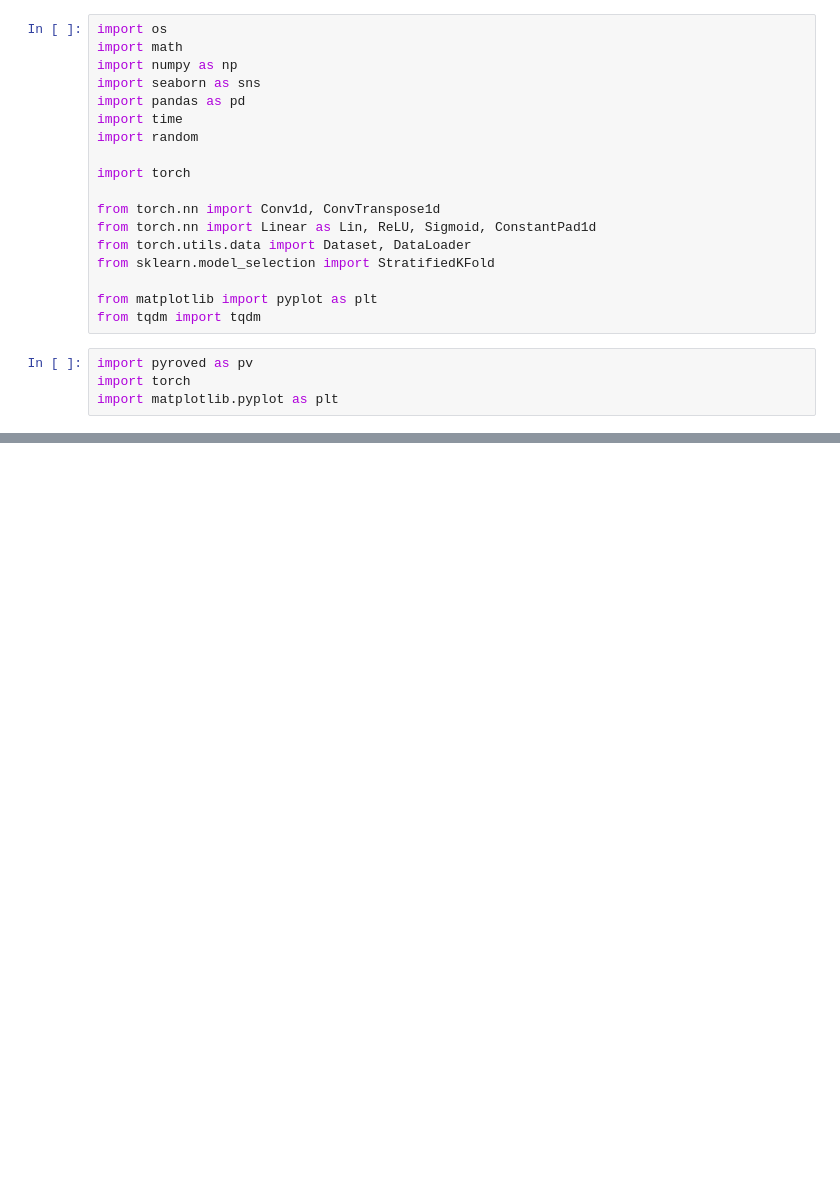
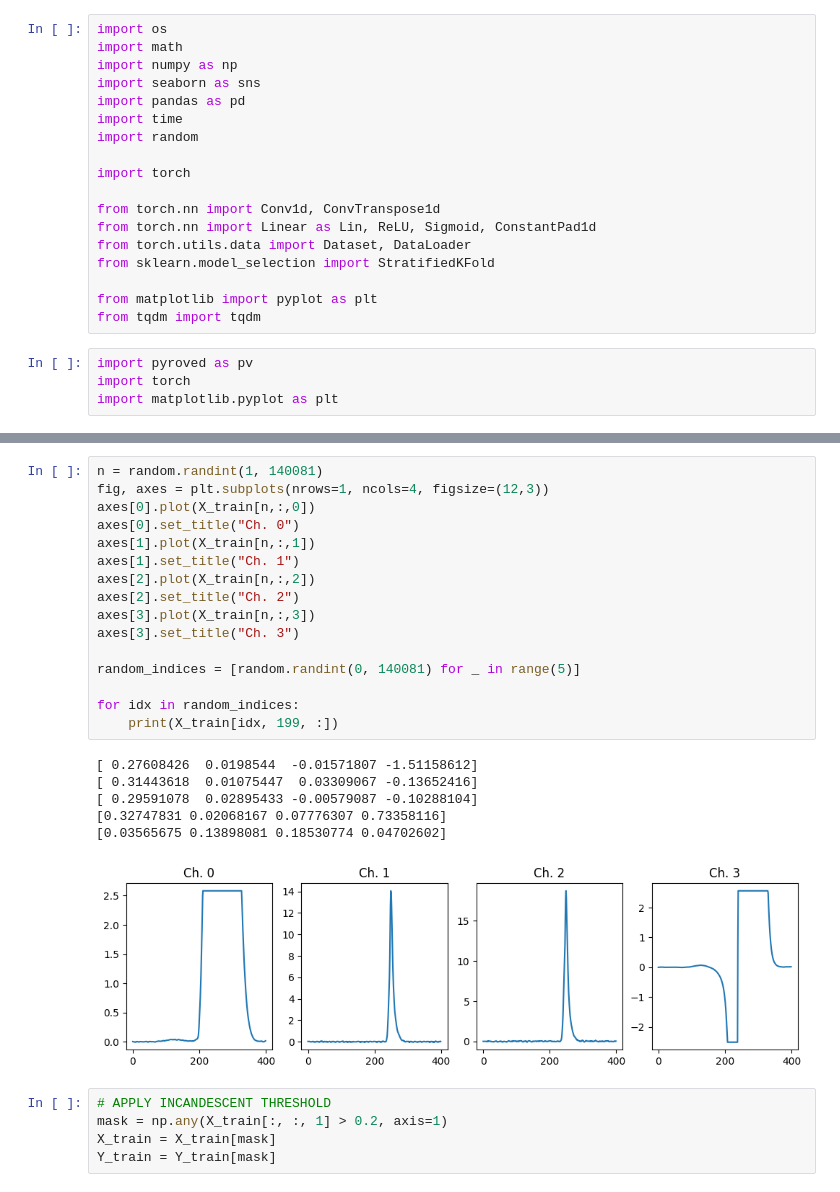
Before and after one commit to kdlamb/SP2-VAE, a Jupyter notebook: SP2_2DLatentSpace.ipynb, the cells around one changed output, grey strips where cells are left out. Saved outputs shown, nothing was run; the diff lists cells and outputs as text; blank space fills up the shorter version.

```diff
--- a/SP2_2DLatentSpace.ipynb
+++ b/SP2_2DLatentSpace.ipynb
@@ -53,0 +105,28 @@ import matplotlib.pyplot as plt
+# %%
+n = random.randint(1, 140081)
+fig, axes = plt.subplots(nrows=1, ncols=4, figsize=(12,3))
+axes[0].plot(X_train[n,:,0])
+axes[0].set_title("Ch. 0")
+axes[1].plot(X_train[n,:,1])
+axes[1].set_title("Ch. 1")
+axes[2].plot(X_train[n,:,2])
+axes[2].set_title("Ch. 2")
+axes[3].plot(X_train[n,:,3])
+axes[3].set_title("Ch. 3")
+
+random_indices = [random.randint(0, 140081) for _ in range(5)]
+
+for idx in random_indices:
+    print(X_train[idx, 199, :])
+# %% [output]
+[ 0.27608426  0.0198544  -0.01571807 -1.51158612]
+[ 0.31443618  0.01075447  0.03309067 -0.13652416]
+[ 0.29591078  0.02895433 -0.00579087 -0.10288104]
+[0.32747831 0.02068167 0.07776307 0.73358116]
+[0.03565675 0.13898081 0.18530774 0.04702602]
+[figure, added]
+# %%
+# APPLY INCANDESCENT THRESHOLD
+mask = np.any(X_train[:, :, 1] > 0.2, axis=1)
+X_train = X_train[mask]
+Y_train = Y_train[mask]
```
Also changed, not shown: parts of 6 cells of this notebook.
